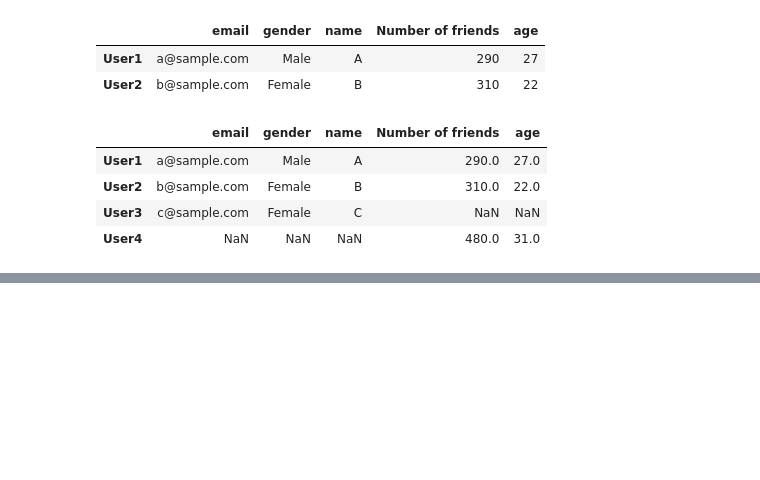
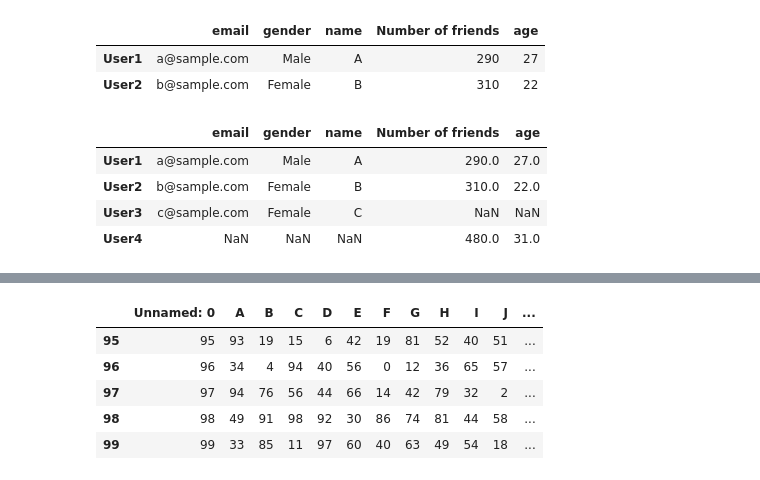
Before and after one commit to SeiyaKobayashi/PythonReview, a Jupyter notebook: pandas_Basics.ipynb, the cells around one changed output, grey strips where cells are left out. Saved outputs shown, nothing was run; the diff lists cells and outputs as text; code cells hidden in the pictures; blank space fills up the shorter version.

```diff
--- a/pandas_Basics.ipynb
+++ b/pandas_Basics.ipynb
@@ -366,0 +526,9 @@ df_5.join(df_6, how='outer')
+# %%
+df_11.tail()
+# %% [output]
+|  | Unnamed: 0 | A | B | C | D | E | F | G | H | I | J | ... |
+| 95 | 95 | 93 | 19 | 15 | 6 | 42 | 19 | 81 | 52 | 40 | 51 | ... |
+| 96 | 96 | 34 | 4 | 94 | 40 | 56 | 0 | 12 | 36 | 65 | 57 | ... |
+| 97 | 97 | 94 | 76 | 56 | 44 | 66 | 14 | 42 | 79 | 32 | 2 | ... |
+| 98 | 98 | 49 | 91 | 98 | 92 | 30 | 86 | 74 | 81 | 44 | 58 | ... |
+| 99 | 99 | 33 | 85 | 11 | 97 | 60 | 40 | 63 | 49 | 54 | 18 | ... |
```
Also changed, not shown: parts of 27 cells of this notebook.
